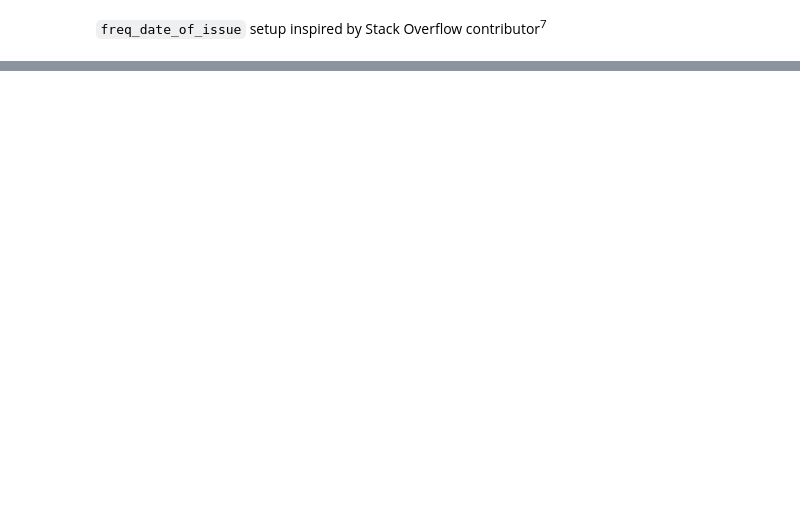
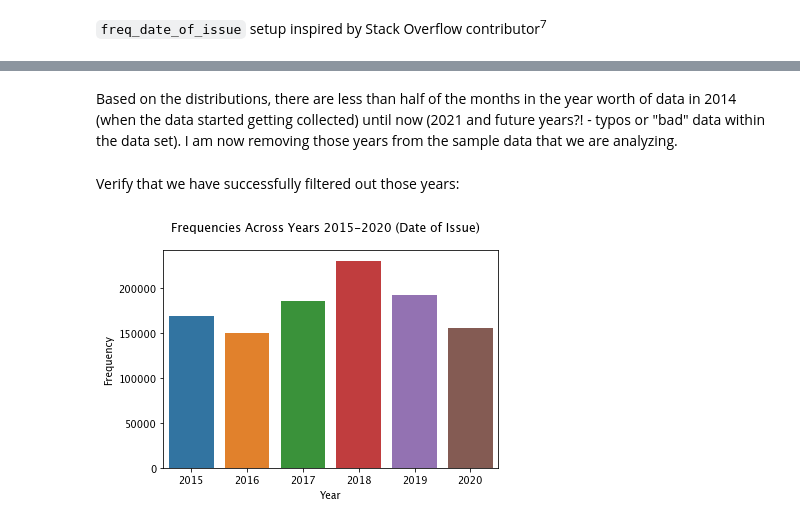
Before and after one commit to ks061/data-mining, a Jupyter notebook: final_proj/finalproj.ipynb, the cells around one changed output, grey strips where cells are left out. Saved outputs shown, nothing was run; the diff lists cells and outputs as text; code cells hidden in the pictures; blank space fills up the shorter version.

```diff
--- a/final_proj/finalproj.ipynb
+++ b/final_proj/finalproj.ipynb
@@ -365,0 +516,18 @@ fg.map(sns.histplot, "Frequency", kde=True, binwidth=)
+# %% [markdown]
+Based on the distributions, there are less than half of the months in the year worth of data in 2014 (when the data started getting collected) until now (2021 and future years?! - typos or "bad" data within the data set). I am now removing those years from the sample data that we are analyzing.
+# %%
+df = df[(df["Date of Issue"].dt.year > 2014) & (df["Date of Issue"].dt.year < 2021)]
+df_freq_date_of_issue = _gen_freq_months(df) # regenerate the frequencies based on
+                                             # updated sample data
+# %% [markdown]
+Verify that we have successfully filtered out those years:
+# %%
+fig, ax = plt.subplots()
+sns.barplot(
+    x=df_freq_date_of_issue.groupby("Year").sum().index,
+    y=df_freq_date_of_issue.groupby("Year").sum()["Frequency"],
+    ax=ax
+)
+fig.suptitle("Frequencies Across Years 2015-2020 (Date of Issue)");
+# %% [output]
+[figure, added]
```
Also changed, not shown: parts of 140 cells of this notebook.
